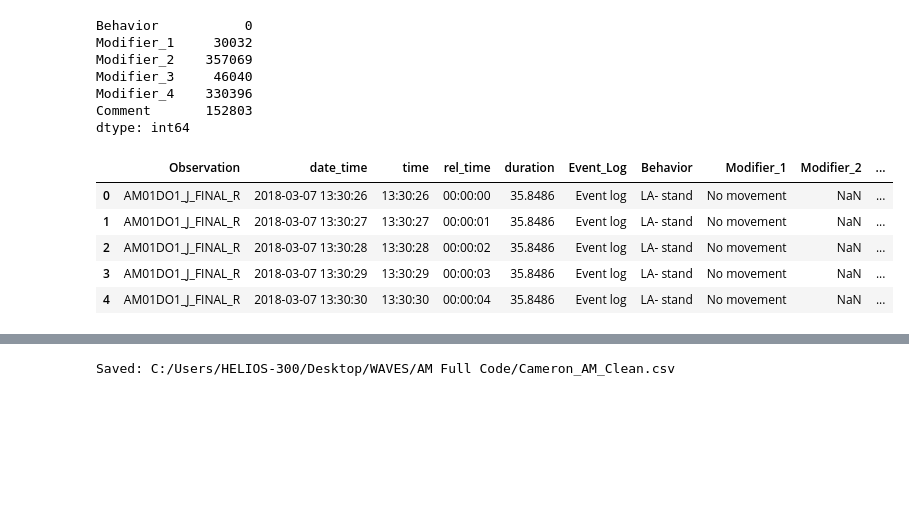
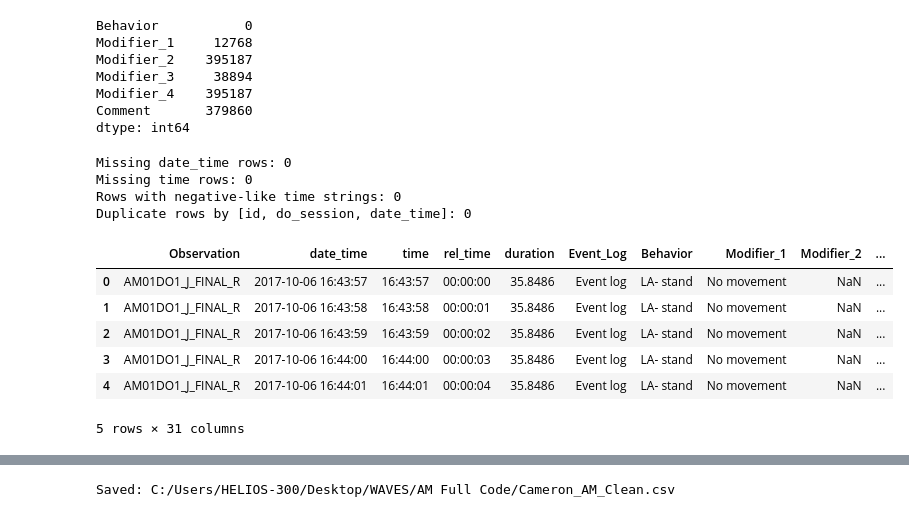
Before and after one commit to CameronWafer/WAVES, a Jupyter notebook: AM Full Code/AM_restart1.ipynb, the cells around one changed output, grey strips where cells are left out. Drawn from its saved outputs; the diff is of its cells as text; code cells hidden in the pictures; blank space fills up the shorter version.

```diff
--- a/AM Full Code/AM_restart1.ipynb
+++ b/AM Full Code/AM_restart1.ipynb
@@ -219,10 +520,13 @@ unique Observation: 61
 # %%
 # ------------------------------------------------------------
-# Carry forward Behavior + Modifiers + Comment within Observation
+# Carry forward Behavior + Modifiers within Observation
 # (ffill only; if the first value is NaN, it stays NaN)
+#
+# NOTE: Comment is handled later with segment-aware logic so it
+# does not bleed across activity/posture changes.
 # ------------------------------------------------------------
 
-cols_to_ffill = ["Behavior", "Modifier_1", "Modifier_2", "Modifier_3", "Modifier_4", "Comment"]
+cols_to_ffill = ["Behavior", "Modifier_1", "Modifier_2", "Modifier_3", "Modifier_4"]
 cols_to_ffill = [c for c in cols_to_ffill if c in sec_by_sec.columns]
 
 sec_by_sec = sec_by_sec.sort_values(["Observation", "date_time_abs"], kind="mergesort")
@@ -231,14 +535,15 @@ sec_by_sec[cols_to_ffill] = (
 )
 
 # quick check: NaNs can still exist if the first event is NaN
-sec_by_sec[cols_to_ffill].isna().sum()
+check_cols = cols_to_ffill + (["Comment"] if "Comment" in sec_by_sec.columns else [])
+sec_by_sec[check_cols].isna().sum()
 # %% [output]
 Behavior           0
-Modifier_1     30032
-Modifier_2    357069
-Modifier_3     46040
-Modifier_4    330396
-Comment       152803
+Modifier_1     12768
+Modifier_2    395187
+Modifier_3     38894
+Modifier_4    395187
+Comment       379860
 dtype: int64
 # %%
 # ------------------------------------------------------------
@@ -265,42 +570,82 @@ time_cols_to_drop = [
     "Time_Relative_f",
     "Time_Relative_sf",
 ]
 
 sec_by_sec = sec_by_sec.drop(columns=[c for c in time_cols_to_drop if c in sec_by_sec.columns])
 sec_by_sec = sec_by_sec.rename(columns=keep_map)
 
 # ------------------------------------------------------------
-# Keep do_base only and rename to do_session
+# Keep split sessions separate in do_session
+# Priority: mapped log label (e.g., DO2_a/DO2_b) -> do -> do_base
 # ------------------------------------------------------------
 
-if "do_base" in sec_by_sec.columns:
-    sec_by_sec = sec_by_sec.drop(columns=["do"], errors="ignore")
-    sec_by_sec = sec_by_sec.rename(columns={"do_base": "do_session"})
+if "log_obs" in sec_by_sec.columns:
+    sec_by_sec["do_session"] = sec_by_sec["log_obs"].astype("string").str.strip()
+
+if "do_session" not in sec_by_sec.columns and "do" in sec_by_sec.columns:
+    sec_by_sec["do_session"] = sec_by_sec["do"].astype("string").str.strip()
+
+if "do_session" in sec_by_sec.columns and "do" in sec_by_sec.columns:
+    fill_mask = sec_by_sec["do_session"].isna() | sec_by_sec["do_session"].eq("")
+    sec_by_sec.loc[fill_mask, "do_session"] = sec_by_sec.loc[fill_mask, "do"].astype("string").str.strip()
+
+if "do_session" in sec_by_sec.columns and "do_base" in sec_by_sec.columns:
+    fill_mask = sec_by_sec["do_session"].isna() | sec_by_sec["do_session"].eq("")
+    sec_by_sec.loc[fill_mask, "do_session"] = sec_by_sec.loc[fill_mask, "do_base"].astype("string").str.strip()
 
 # ------------------------------------------------------------
 # Drop QC-only absolute datetime column
 # ------------------------------------------------------------
 
 sec_by_sec = sec_by_sec.drop(columns=["_abs_dt_behav"], errors="ignore")
 
 # ------------------------------------------------------------
 # time_relative_new: derived from date_time (absolute), sec-by-sec from 00:00:00 per Observation
 # ------------------------------------------------------------
 sec_by_sec = sec_by_sec.sort_values(["Observation", "date_time"], kind="mergesort")
 start_per_obs = sec_by_sec.groupby("Observation")["date_time"].transform("min")
 secs_from_start = (sec_by_sec["date_time"] - start_per_obs).dt.total_seconds().astype("int64")
 sec_by_sec["time_relative_new"] = (
     pd.Timestamp("1900-01-01") + pd.to_timedelta(secs_from_start, unit="s")
 ).dt.strftime("%H:%M:%S")
 
+# Quick QC: absolute time fields should be non-missing and non-negative-like.
+if "date_time" in sec_by_sec.columns:
+    print("Missing date_time rows:", int(sec_by_sec["date_time"].isna().sum()))
+if "time" in sec_by_sec.columns:
+    t = sec_by_sec["time"].astype("string").str.strip()
+    print("Missing time rows:", int(t.isna().sum() + t.eq("").sum()))
+    print("Rows with negative-like time strings:", int(t.str.startswith("-").fillna(False).sum()))
+
+# Quick QC: duplicate keys at second-level
+if all(c in sec_by_sec.columns for c in ["id", "do_session", "date_time"]):
+    dup_mask = sec_by_sec.duplicated(subset=["id", "do_session", "date_time"], keep=False)
+    dup_n = int(dup_mask.sum())
+    print("Duplicate rows by [id, do_session, date_time]:", dup_n)
+    if dup_n > 0:
+        top_dup = (
+            sec_by_sec.loc[dup_mask]
+            .groupby(["id", "do_session"], dropna=False)
+            .size()
+            .sort_values(ascending=False)
+            .head(10)
+        )
+        print("Top duplicate groups:")
+        print(top_dup.to_string())
+
 sec_by_sec.head()
 # %% [output]
+Missing date_time rows: 0
+Missing time rows: 0
+Rows with negative-like time strings: 0
+Duplicate rows by [id, do_session, date_time]: 0
 |  | Observation | date_time | time | rel_time | duration | Event_Log | Behavior | Modifier_1 | Modifier_2 | ... |
-| 0 | AM01DO1_J_FINAL_R | 2018-03-07 13:30:26 | 13:30:26 | 00:00:00 | 35.8486 | Event log | LA- stand | No movement | NaN | ... |
-| 1 | AM01DO1_J_FINAL_R | 2018-03-07 13:30:27 | 13:30:27 | 00:00:01 | 35.8486 | Event log | LA- stand | No movement | NaN | ... |
-| 2 | AM01DO1_J_FINAL_R | 2018-03-07 13:30:28 | 13:30:28 | 00:00:02 | 35.8486 | Event log | LA- stand | No movement | NaN | ... |
-| 3 | AM01DO1_J_FINAL_R | 2018-03-07 13:30:29 | 13:30:29 | 00:00:03 | 35.8486 | Event log | LA- stand | No movement | NaN | ... |
-| 4 | AM01DO1_J_FINAL_R | 2018-03-07 13:30:30 | 13:30:30 | 00:00:04 | 35.8486 | Event log | LA- stand | No movement | NaN | ... |
+| 0 | AM01DO1_J_FINAL_R | 2017-10-06 16:43:57 | 16:43:57 | 00:00:00 | 35.8486 | Event log | LA- stand | No movement | NaN | ... |
+| 1 | AM01DO1_J_FINAL_R | 2017-10-06 16:43:58 | 16:43:58 | 00:00:01 | 35.8486 | Event log | LA- stand | No movement | NaN | ... |
+| 2 | AM01DO1_J_FINAL_R | 2017-10-06 16:43:59 | 16:43:59 | 00:00:02 | 35.8486 | Event log | LA- stand | No movement | NaN | ... |
+| 3 | AM01DO1_J_FINAL_R | 2017-10-06 16:44:00 | 16:44:00 | 00:00:03 | 35.8486 | Event log | LA- stand | No movement | NaN | ... |
+| 4 | AM01DO1_J_FINAL_R | 2017-10-06 16:44:01 | 16:44:01 | 00:00:04 | 35.8486 | Event log | LA- stand | No movement | NaN | ... |
+5 rows × 31 columns
 # %%
 # ------------------------------------------------------------
 # Last row per Observation (shows final rel_time per session)
```
Also changed, not shown: parts of 5 cells of this notebook, 1 other file.
